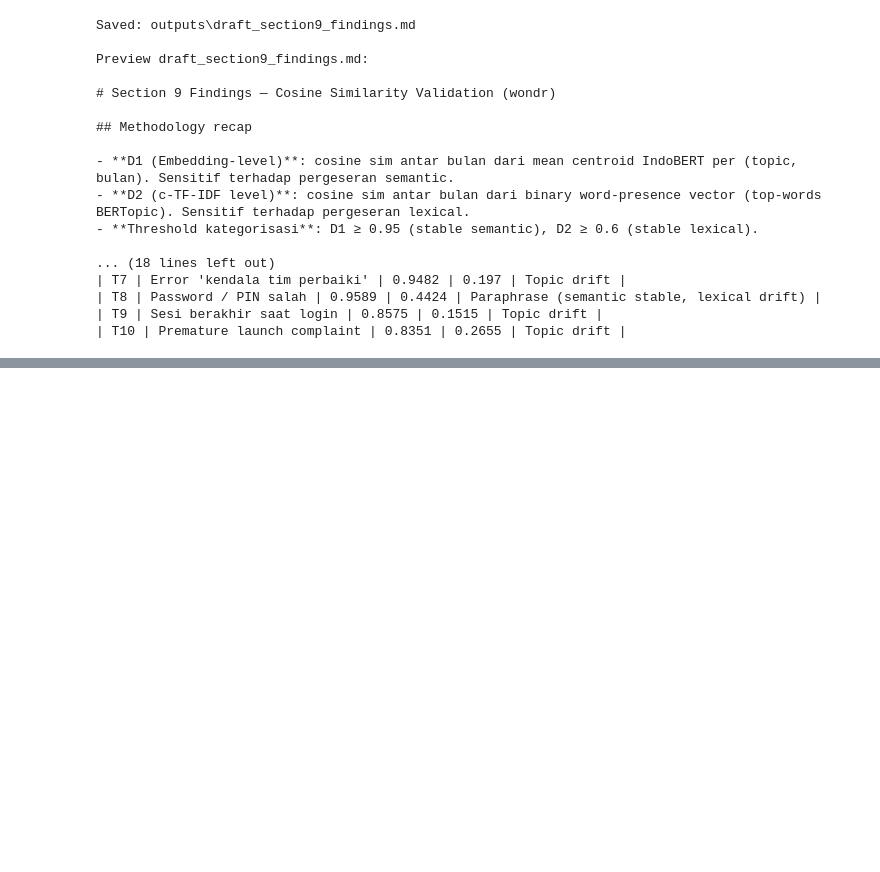
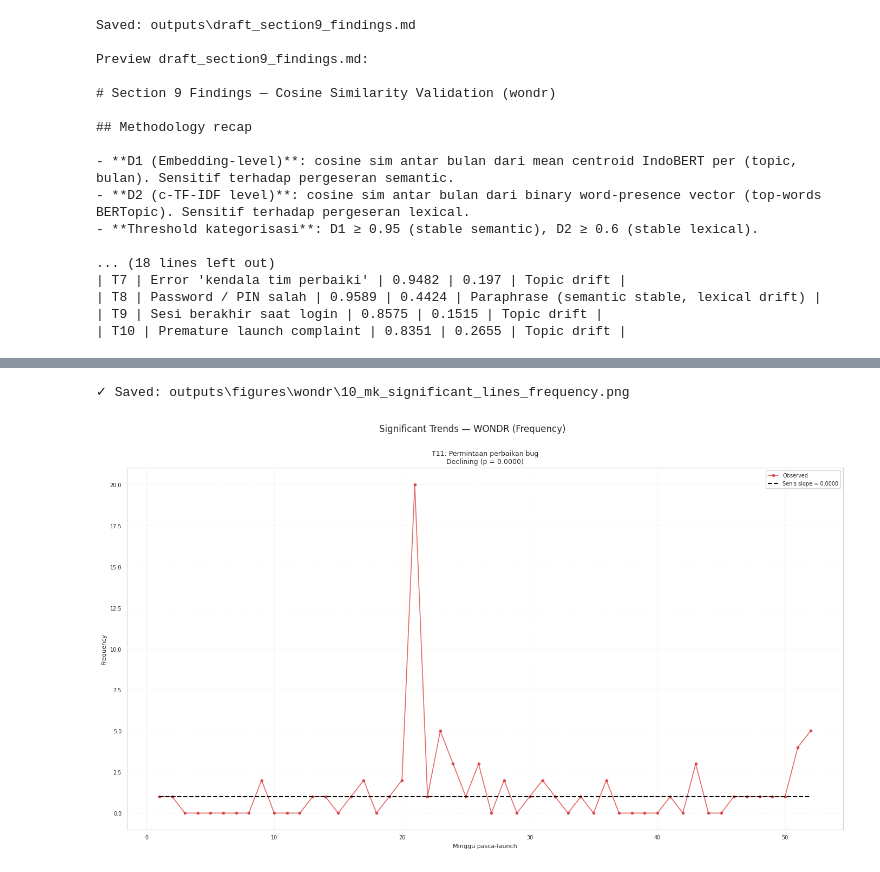
Before and after one commit to rabithahz-salwa/skripsi-bertopic-superapp, a Jupyter notebook: 05_bertopic_wondr.ipynb, the cells around one changed output, grey strips where cells are left out. Cells and saved outputs as stored; diff of their text form; code cells hidden in the pictures; blank space fills up the shorter version.

```diff
--- a/05_bertopic_wondr.ipynb
+++ b/05_bertopic_wondr.ipynb
@@ -2046,0 +2292,17 @@ Preview draft_section9_findings.md:
+# %%
+mk_results_freq_for_plot = mk_results_freq.copy()
+mk_results_freq_for_plot['Classification'] = mk_results_freq['Classification_FDR']
+mk_results_freq_for_plot['Significant'] = mk_results_freq['Significant_FDR']
+
+fig_sig_freq = plot_significant_trends_lines(
+    series_df=weekly_series['frequency'],
+    mk_results=mk_results_freq_for_plot,
+    topic_labels=TOPIC_LABELS_WONDR,
+    fig_dir=FIG_DIR,
+    app_name='wondr',
+    series_type='frequency',
+)
+plt.show()
+# %% [output]
+✓ Saved: outputs\figures\wondr\10_mk_significant_lines_frequency.png
+[figure, added]
```
Also changed, not shown: parts of 12 cells of this notebook, 7 other files.
